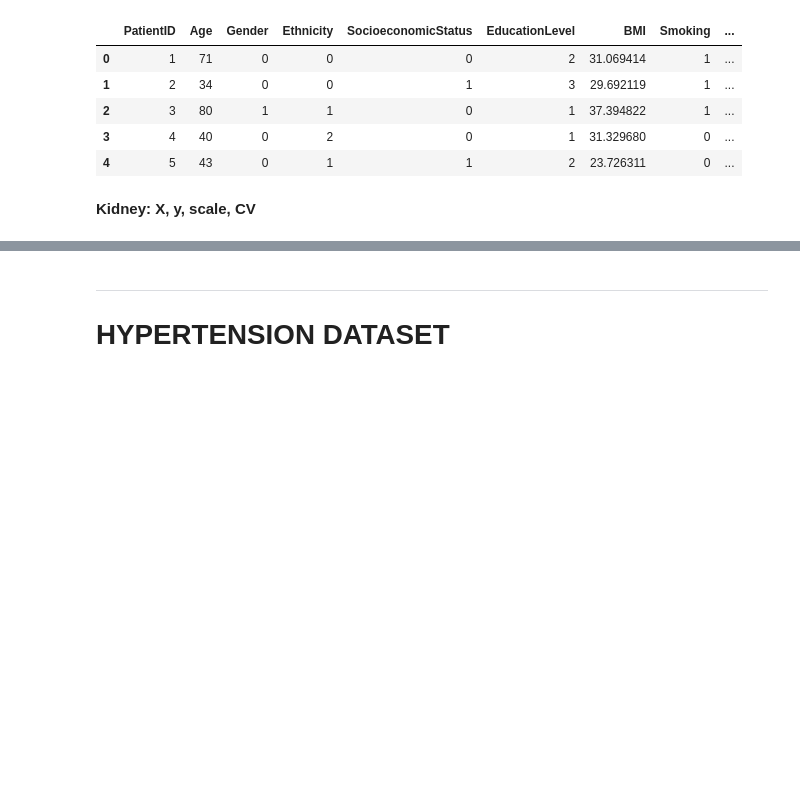
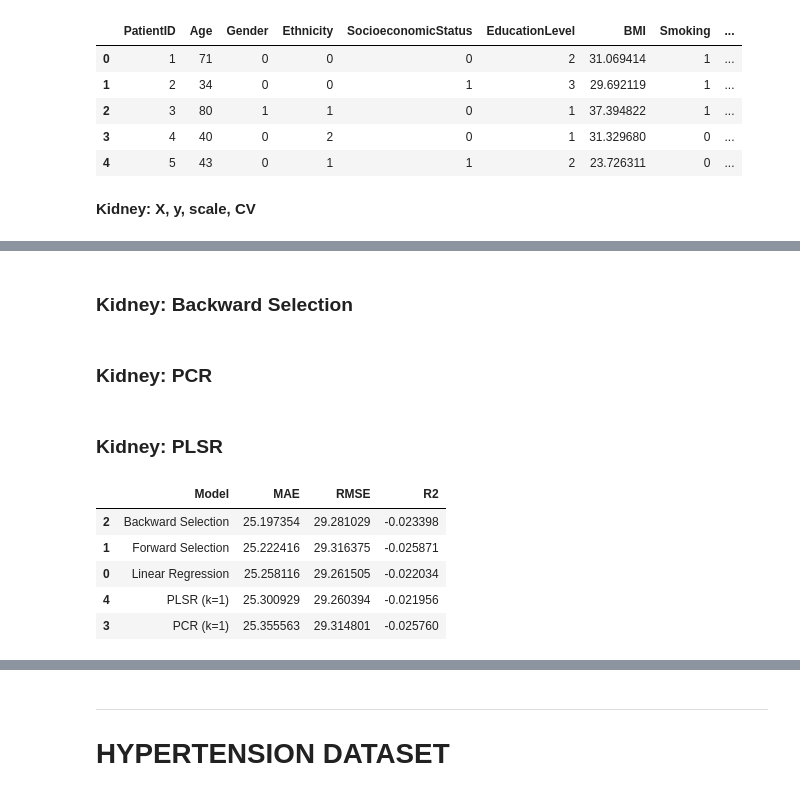
Before and after one commit to jydeleon/JazminRepo-799, a Jupyter notebook: Homeworks/Week 3.ipynb, the cells around one changed output, grey strips where cells are left out. Cells and saved outputs as stored; diff of their text form; code cells hidden in the pictures; blank space fills up the shorter version.

```diff
--- a/Homeworks/Week 3.ipynb
+++ b/Homeworks/Week 3.ipynb
@@ -220,0 +258,23 @@ Xtr_kidney, Xte_kidney, ytr_kidney, yte_kidney = train_test_split(
+# %% [markdown]
+### Kidney: Backward Selection
+# %%
+# --- Backward Selection ---
+bwd_kidney = Pipeline([
+    ("scale", StandardScaler()),
+    ("sfs", SequentialFeatureSelector(LinearRegression(),
+                                      direction="backward",
+                                      n_features_to_select="auto",
+                                      scoring="neg_mean_absolute_error",
+                                      cv=5, n_jobs=-1)),
+    ("lr", LinearRegression())
+])
+bwd_kidney.fit(Xtr_kidney, ytr_kidney)
+y_pred_kidney = bwd_kidney.predict(Xte_kidney)
+results_kidney.append({
+    "Model": "Backward Selection",
+    "MAE": mean_absolute_error(yte_kidney, y_pred_kidney),
+    "RMSE": mean_squared_error(yte_kidney, y_pred_kidney)** 0.5,
+    "R2": r2_score(yte_kidney, y_pred_kidney)
+})
+# %% [markdown]
+### Kidney: PCR
@@ -220,0 +308,36 @@ Xtr_kidney, Xte_kidney, ytr_kidney, yte_kidney = train_test_split(
+# %% [markdown]
+### Kidney: PLSR
+# %%
+# --- PLSR ---
+scores = []
+max_k = min(30, Xtr_kidney.shape[1])
+for k in range(1, max_k + 1):
+    plsr = Pipeline([
+        ("scale", StandardScaler()),
+        ("pls", PLSRegression(n_components=k, scale=False))
+    ])
+    mae = -cross_val_score(plsr, Xtr_kidney, ytr_kidney,
+                           scoring="neg_mean_absolute_error", cv=cv, n_jobs=-1).mean()
+    scores.append((k, mae))
+best_k_pls = min(scores, key=lambda t: t[1])[0]
+plsr_best_kidney = Pipeline([
+    ("scale", StandardScaler()),
+    ("pls", PLSRegression(n_components=best_k_pls, scale=False))
+])
+plsr_best_kidney.fit(Xtr_kidney, ytr_kidney)
+y_pred_kidney = plsr_best_kidney.predict(Xte_kidney)
+results_kidney.append({
+    "Model": f"PLSR (k={best_k_pls})",
+    "MAE": mean_absolute_error(yte_kidney, y_pred_kidney),
+    "RMSE": mean_squared_error(yte_kidney, y_pred_kidney)** 0.5,
+    "R2": r2_score(yte_kidney, y_pred_kidney)
+})
+
+pd.DataFrame(results_kidney).sort_values("MAE")
+# %% [output]
+|  | Model | MAE | RMSE | R2 |
+| 2 | Backward Selection | 25.197354 | 29.281029 | -0.023398 |
+| 1 | Forward Selection | 25.222416 | 29.316375 | -0.025871 |
+| 0 | Linear Regression | 25.258116 | 29.261505 | -0.022034 |
+| 4 | PLSR (k=1) | 25.300929 | 29.260394 | -0.021956 |
+| 3 | PCR (k=1) | 25.355563 | 29.314801 | -0.025760 |
```
Also changed, not shown: parts of 25 cells of this notebook, 2 other files.
